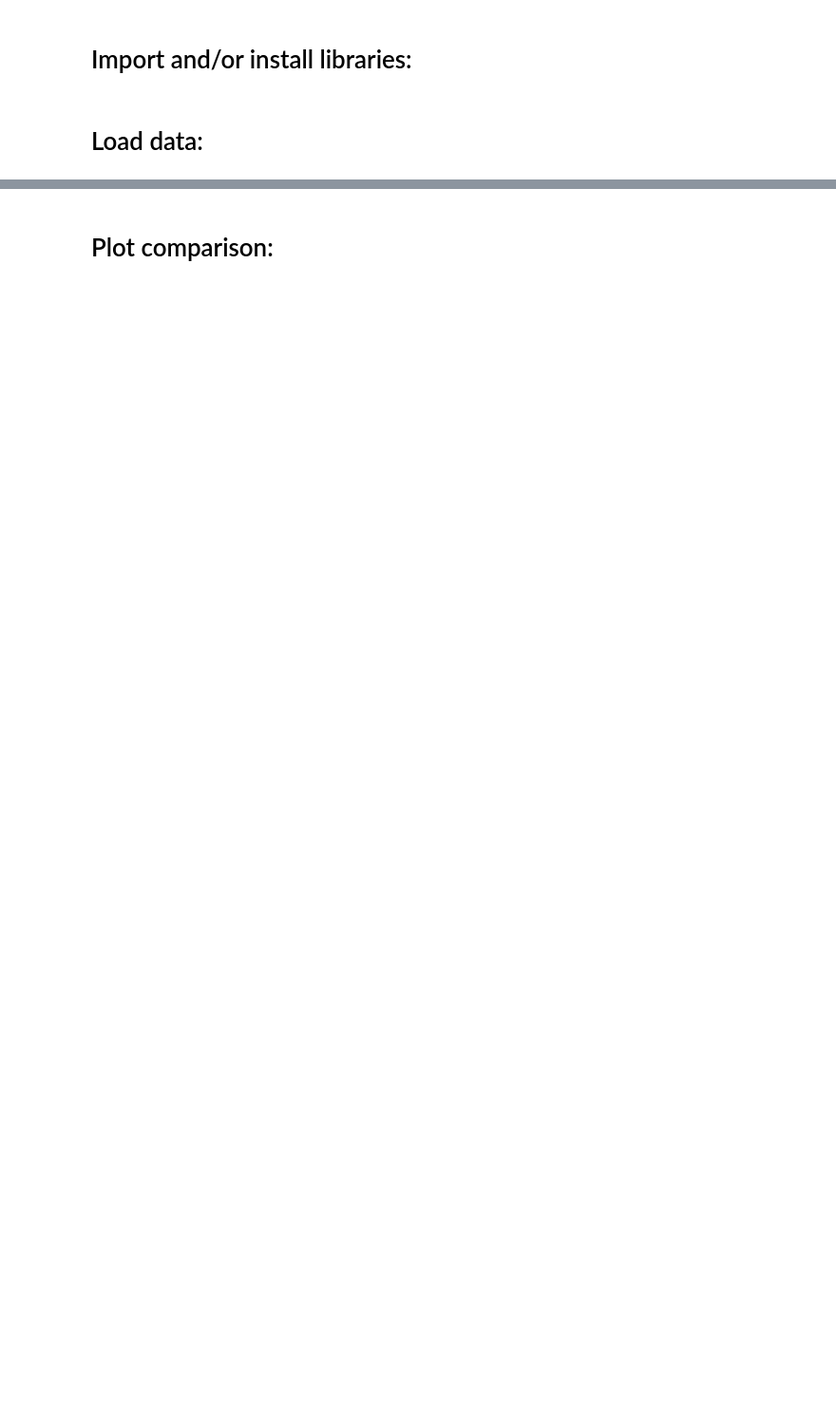
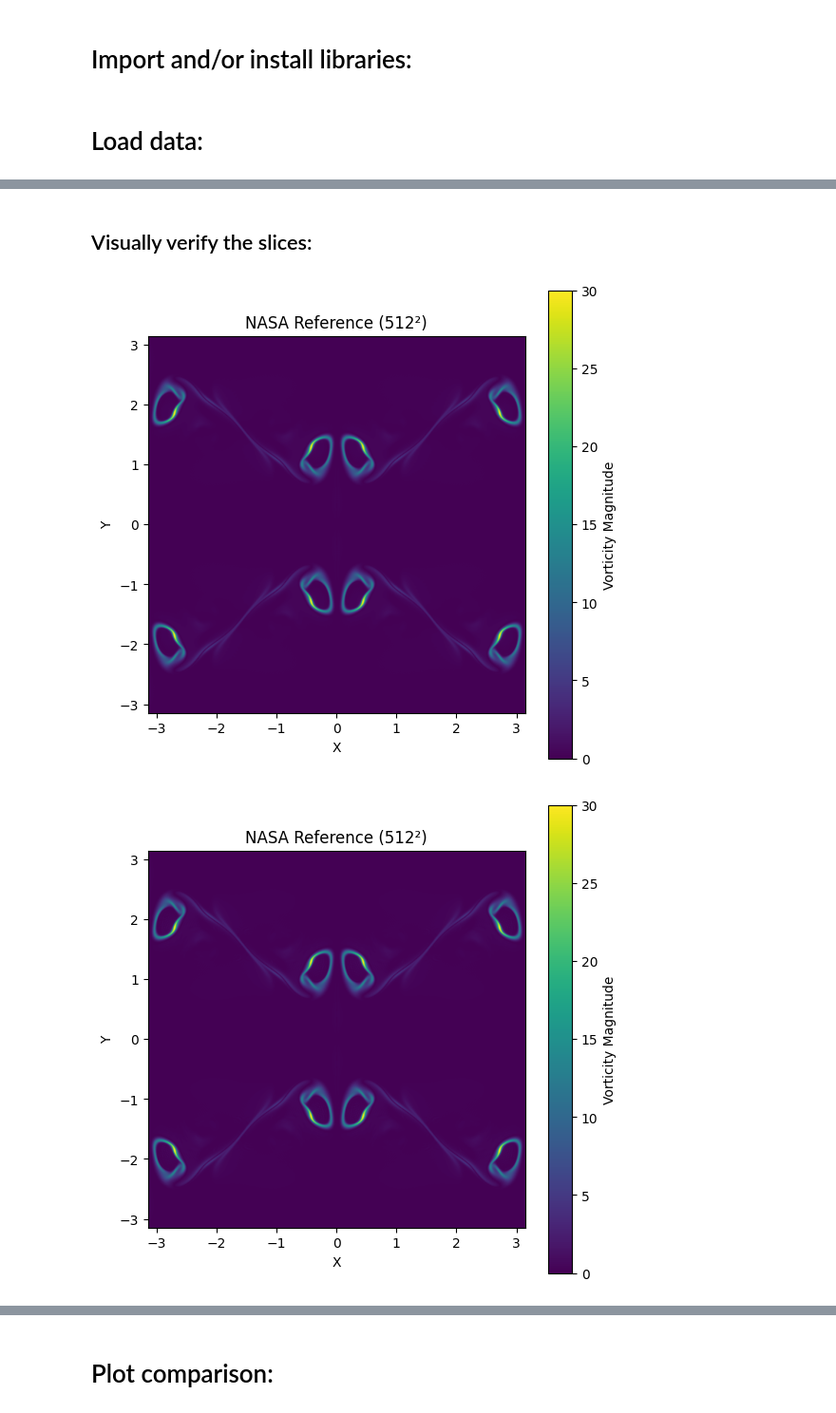
Before and after one commit to adsmendesdaniel/PyTurbulence, a Jupyter notebook: Data_analysis/NASA_isocontours_comparison.ipynb, the cells around one changed output, grey strips where cells are left out. Shown at 95% size. Drawn from its saved outputs; the diff is of its cells as text; code cells hidden in the pictures; blank space fills up the shorter version.

```diff
--- a/Data_analysis/NASA_isocontours_comparison.ipynb
+++ b/Data_analysis/NASA_isocontours_comparison.ipynb
@@ -12,0 +152,63 @@ import matplotlib.pyplot as plt
+# %% [markdown]
+## Visually verify the slices:
+# %%
+plt.figure(figsize=(6.4, 6.4))
+
+im1 = plt.imshow(data_nasa, extent=[-np.pi, np.pi, -np.pi, np.pi],
+                 origin='lower', cmap='viridis', vmin=0, vmax=30)
+plt.title('NASA Reference (512²)')
+plt.xlabel('X')
+plt.ylabel('Y')
+plt.colorbar(im1, label='Vorticity Magnitude')
+
+plt.show()
+
+plt.figure(figsize=(6.4, 6.4))
+
+im1 = plt.imshow(data_512.T, extent=[-np.pi, np.pi, -np.pi, np.pi],
+                 origin='lower', cmap='viridis', vmin=0, vmax=30)
+plt.title('NASA Reference (512²)')
+plt.xlabel('X')
+plt.ylabel('Y')
+plt.colorbar(im1, label='Vorticity Magnitude')
+
+plt.show()
+
+
+plt.figure(figsize=(6.4, 6.4))
+
+im1 = plt.imshow(data_256.T, extent=[-np.pi, np.pi, -np.pi, np.pi],
+                 origin='lower', cmap='viridis', vmin=0, vmax=30)
+plt.title('NASA Reference (256²)')
+plt.xlabel('X')
+plt.ylabel('Y')
+plt.colorbar(im1, label='Vorticity Magnitude')
+
+plt.show()
+
+
+plt.figure(figsize=(6.4, 6.4))
+
+im1 = plt.imshow(data_128.T, extent=[-np.pi, np.pi, -np.pi, np.pi],
+                 origin='lower', cmap='viridis', vmin=0, vmax=30)
+plt.title('NASA Reference (128²)')
+plt.xlabel('X')
+plt.ylabel('Y')
+plt.colorbar(im1, label='Vorticity Magnitude')
+
+plt.show()
+
+
+plt.figure(figsize=(6.4, 6.4))
+
+im1 = plt.imshow(data_64.T, extent=[-np.pi, np.pi, -np.pi, np.pi],
+                 origin='lower', cmap='viridis', vmin=0, vmax=30)
+plt.title('NASA Reference (64²)')
+plt.xlabel('X')
+plt.ylabel('Y')
+plt.colorbar(im1, label='Vorticity Magnitude')
+
+plt.show()
+# %% [output]
+[figure, added]
+[figure, added]
```
Also changed, not shown: parts of 10 cells of this notebook, 1 other file.
